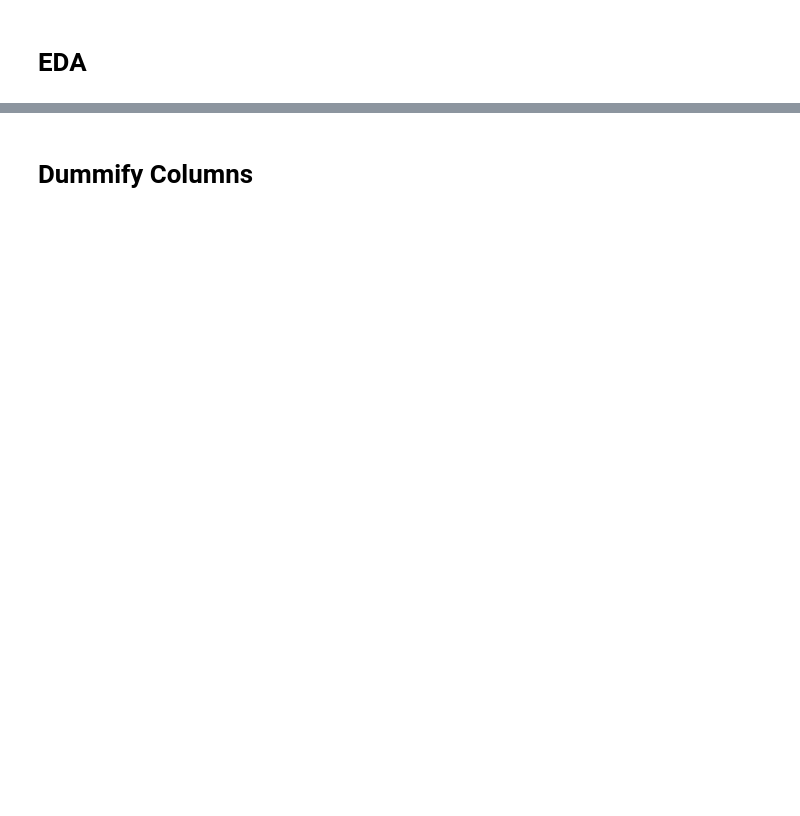
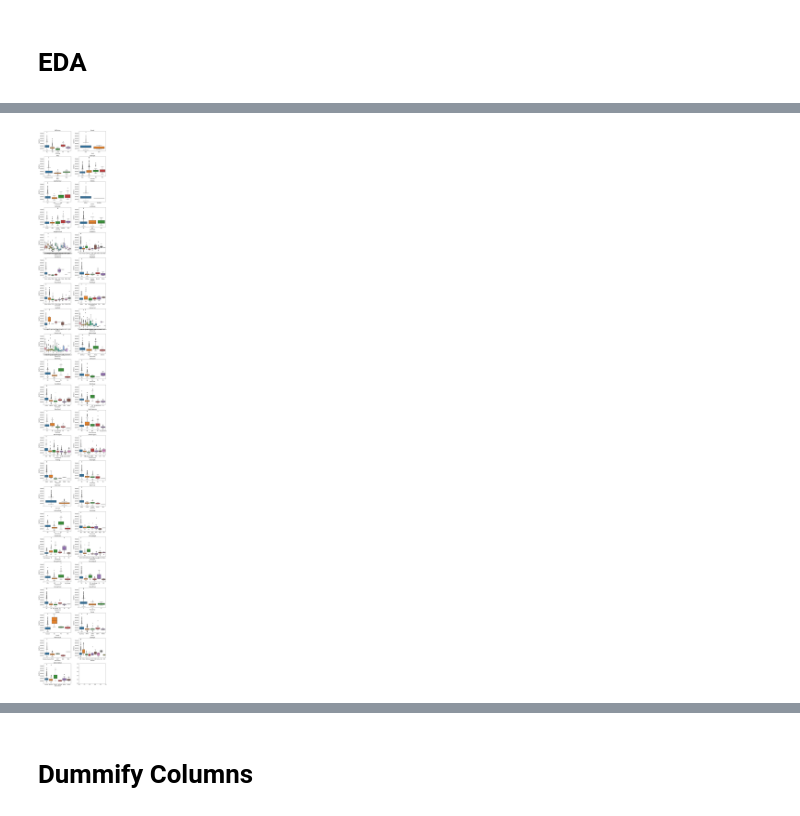
Before and after one commit to brusso115/Housing_Prices_Ames_Iowa, a Jupyter notebook: Analysis.ipynb, the cells around one changed output, grey strips where cells are left out. Cells and saved outputs as stored; diff of their text form; code cells hidden in the pictures; blank space fills up the shorter version.

```diff
--- a/Analysis.ipynb
+++ b/Analysis.ipynb
@@ -556,0 +591,4 @@ getHistograms(cleaned.train.columns, cleaned.train)
+# %%
+getBoxplots(testCatCols, cleaned.test)
+# %% [output]
+[figure, added]
```
Also changed, not shown: parts of 46 cells of this notebook, 1 other file.
